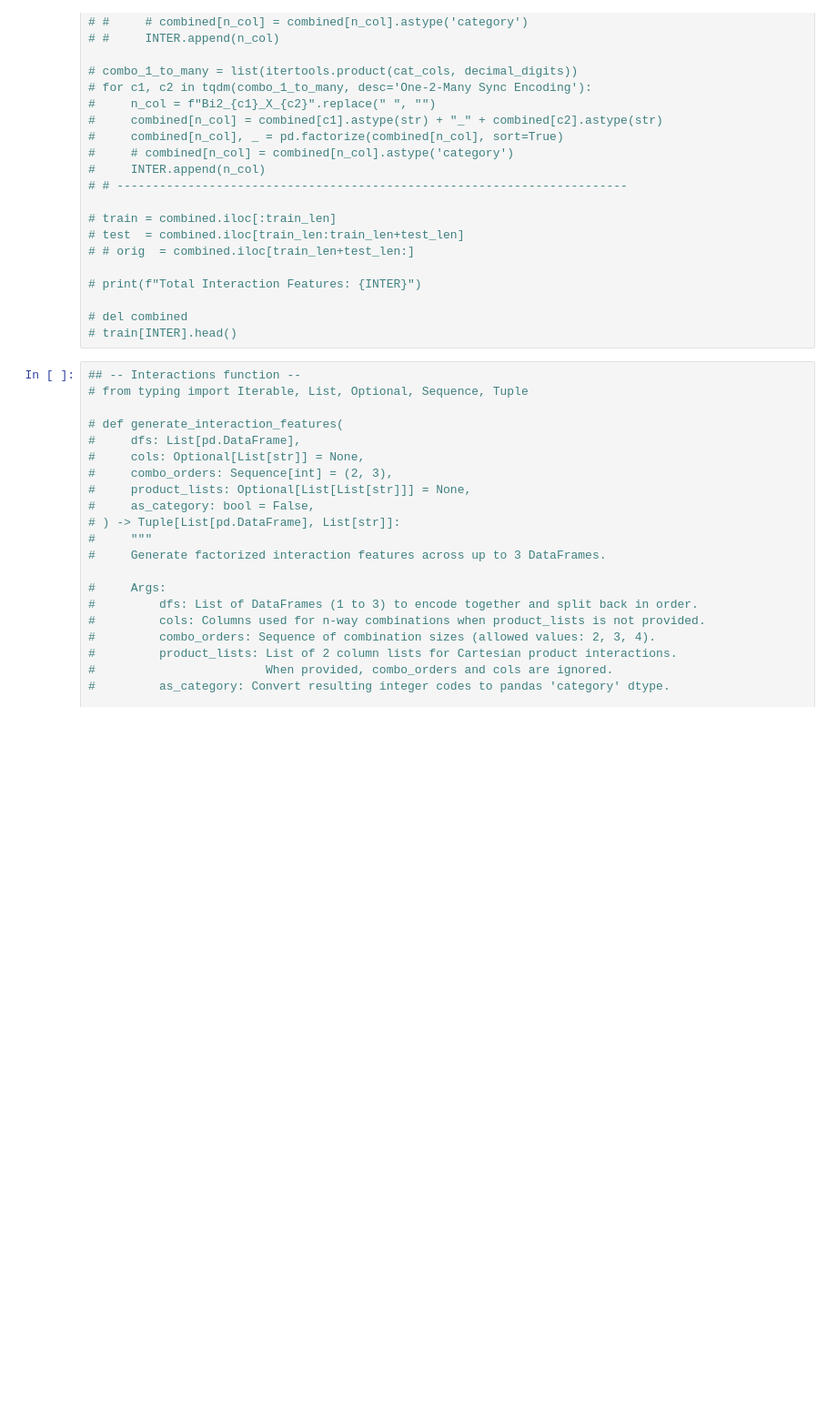
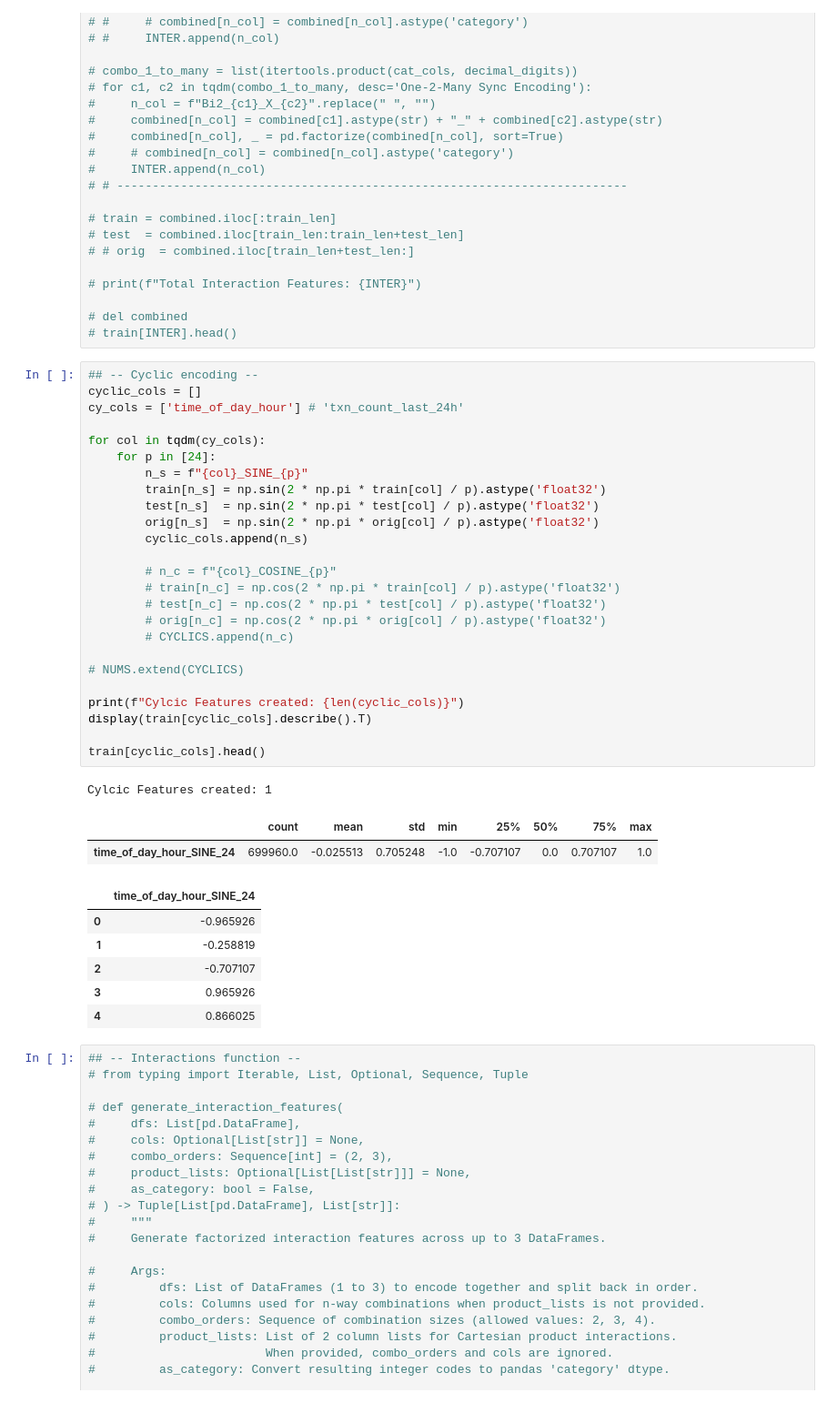
Before and after one commit to coded-sly/PS6E11-CreditCard-Fraud, a Jupyter notebook: ps6e11-keras-fs-cardfraud.ipynb, the cells around one changed output. Shown at 91% size. Saved outputs shown, nothing was run; the diff lists cells and outputs as text; blank space fills up the shorter version.

```diff
--- a/ps6e11-keras-fs-cardfraud.ipynb
+++ b/ps6e11-keras-fs-cardfraud.ipynb
@@ -886,6 +915,41 @@ print('-- Object augment function ready! --')
 
 # del combined
 # train[INTER].head()
+# %%
+## -- Cyclic encoding --
+cyclic_cols = []
+cy_cols = ['time_of_day_hour'] # 'txn_count_last_24h'
+
+for col in tqdm(cy_cols):
+    for p in [24]:
+        n_s = f"{col}_SINE_{p}"
+        train[n_s] = np.sin(2 * np.pi * train[col] / p).astype('float32')
+        test[n_s]  = np.sin(2 * np.pi * test[col] / p).astype('float32')
+        orig[n_s]  = np.sin(2 * np.pi * orig[col] / p).astype('float32')
+        cyclic_cols.append(n_s)
+
+        # n_c = f"{col}_COSINE_{p}"
+        # train[n_c] = np.cos(2 * np.pi * train[col] / p).astype('float32')
+        # test[n_c] = np.cos(2 * np.pi * test[col] / p).astype('float32')
+        # orig[n_c] = np.cos(2 * np.pi * orig[col] / p).astype('float32')
+        # CYCLICS.append(n_c)
+
+# NUMS.extend(CYCLICS)
+
+print(f"Cylcic Features created: {len(cyclic_cols)}")
+display(train[cyclic_cols].describe().T)
+
+train[cyclic_cols].head()
+# %% [output]
+Cylcic Features created: 1
+|  | count | mean | std | min | 25% | 50% | 75% | max |
+| time_of_day_hour_SINE_24 | 699960.0 | -0.025513 | 0.705248 | -1.0 | -0.707107 | 0.0 | 0.707107 | 1.0 |
+|  | time_of_day_hour_SINE_24 |
+| 0 | -0.965926 |
+| 1 | -0.258819 |
+| 2 | -0.707107 |
+| 3 | 0.965926 |
+| 4 | 0.866025 |
 # %%
 ## -- Interactions function --
 # from typing import Iterable, List, Optional, Sequence, Tuple
```
Also changed, not shown: parts of 29 cells of this notebook.
